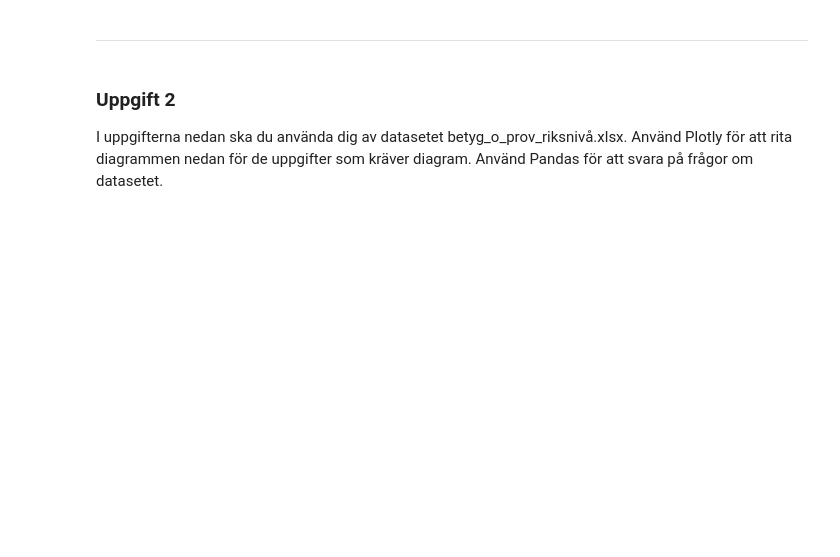
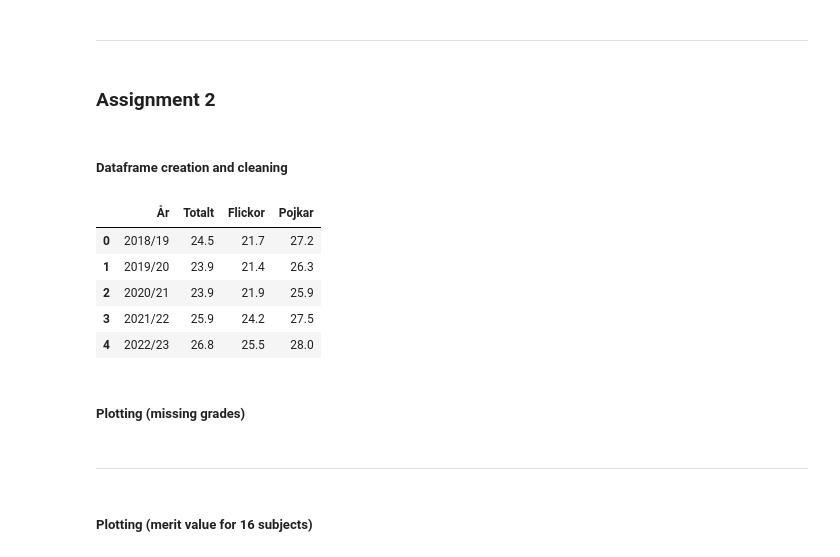
Before and after one commit to wahdanz1/OPA24_AI_Lab-2_-_Pandas_and_data_processing, a Jupyter notebook: main.ipynb, the cells around one changed output. Cells and saved outputs as stored; diff of their text form; code cells hidden in the pictures; blank space fills up the shorter version.

Commit message:
Refactored the code and the Jupyter Notebook's markdown a bit as well as continued with the second assignment

```diff
--- a/main.ipynb
+++ b/main.ipynb
@@ -80,6 +124,35 @@ plt.show()
 # %% [markdown]
 ---
-# %% [markdown]
-### Uppgift 2
-I uppgifterna nedan ska du använda dig av datasetet betyg_o_prov_riksnivå.xlsx. Använd Plotly för att rita diagrammen
-nedan för de uppgifter som kräver diagram. Använd Pandas för att svara på frågor om datasetet.
+# %% [markdown]
+### Assignment 2
+# %% [markdown]
+##### Dataframe creation and cleaning
+# %%
+# Read the data from the relevant sheet (Tabell 1B) in the XLSX file and store in a dataframe
+df_table_1b = pd.read_excel('data/betyg_o_prov_riksnivå.xlsx', sheet_name='Tabell 1B', header=7)
+
+# I rename the Unnamed column to "År" to make it more readable
+df_table_1b = df_table_1b.rename(columns={"Unnamed: 0": "År"})
+
+# I only need the rows for years 2018-2023, so I filter out the rest
+df_table_1b = df_table_1b.loc[0:4]
+
+# I only need the first and the last three columns (column 8, 9 and 10), so I filter out the rest
+df_missing_grades = df_table_1b.iloc[:, [0, 7, 8, 9]]
+
+# I rename the columns to make them more readable
+df_missing_grades = df_missing_grades.rename(columns={"Totalt.2": "Totalt",
+                                                    "Flickor.2": "Flickor",
+                                                    "Pojkar.2": "Pojkar"}
+                                                    )
+
+df_missing_grades # To check the values
+# %% [output]
+|  | År | Totalt | Flickor | Pojkar |
+| 0 | 2018/19 | 24.5 | 21.7 | 27.2 |
+| 1 | 2019/20 | 23.9 | 21.4 | 26.3 |
+| 2 | 2020/21 | 23.9 | 21.9 | 25.9 |
+| 3 | 2021/22 | 25.9 | 24.2 | 27.5 |
+| 4 | 2022/23 | 26.8 | 25.5 | 28.0 |
+# %% [markdown]
+##### Plotting (missing grades)
@@ -85,0 +173,4 @@ nedan för de uppgifter som kräver diagram. Använd Pandas för att svara på f
+# %% [markdown]
+___
+# %% [markdown]
+##### Plotting (merit value for 16 subjects)
```
Also changed, not shown: parts of 24 cells of this notebook, 3 other files.
